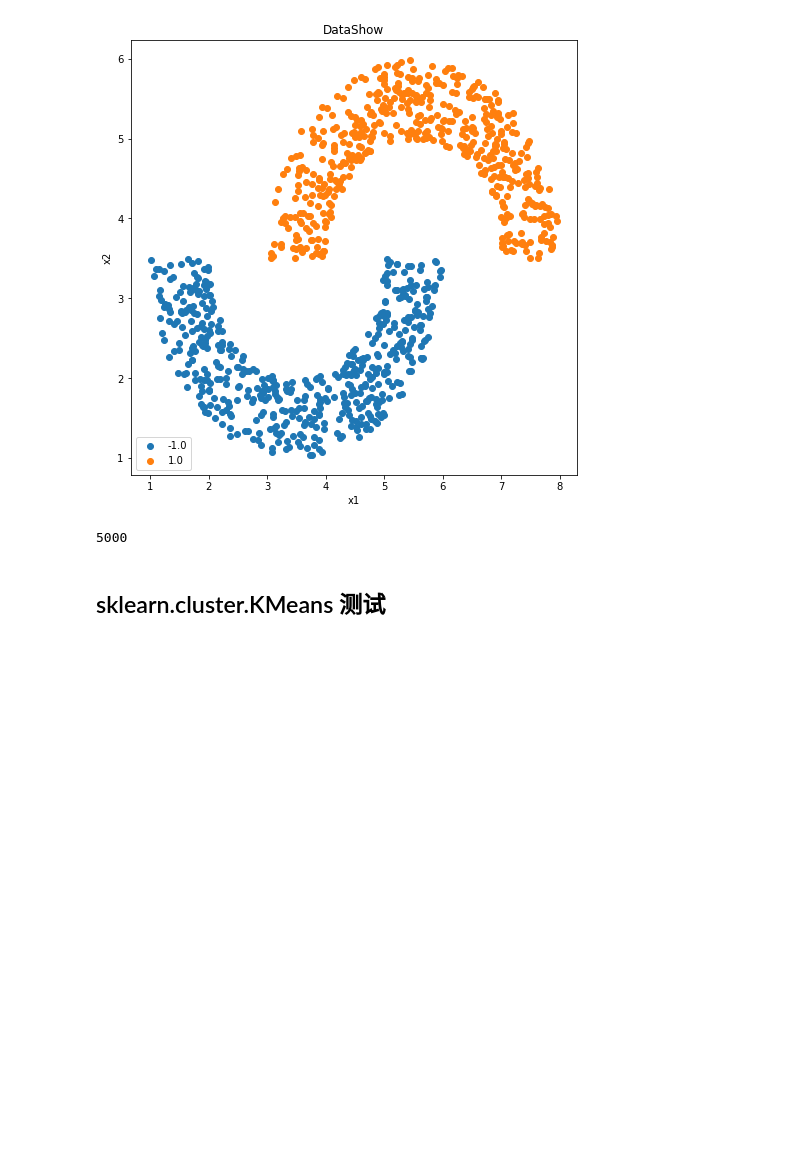
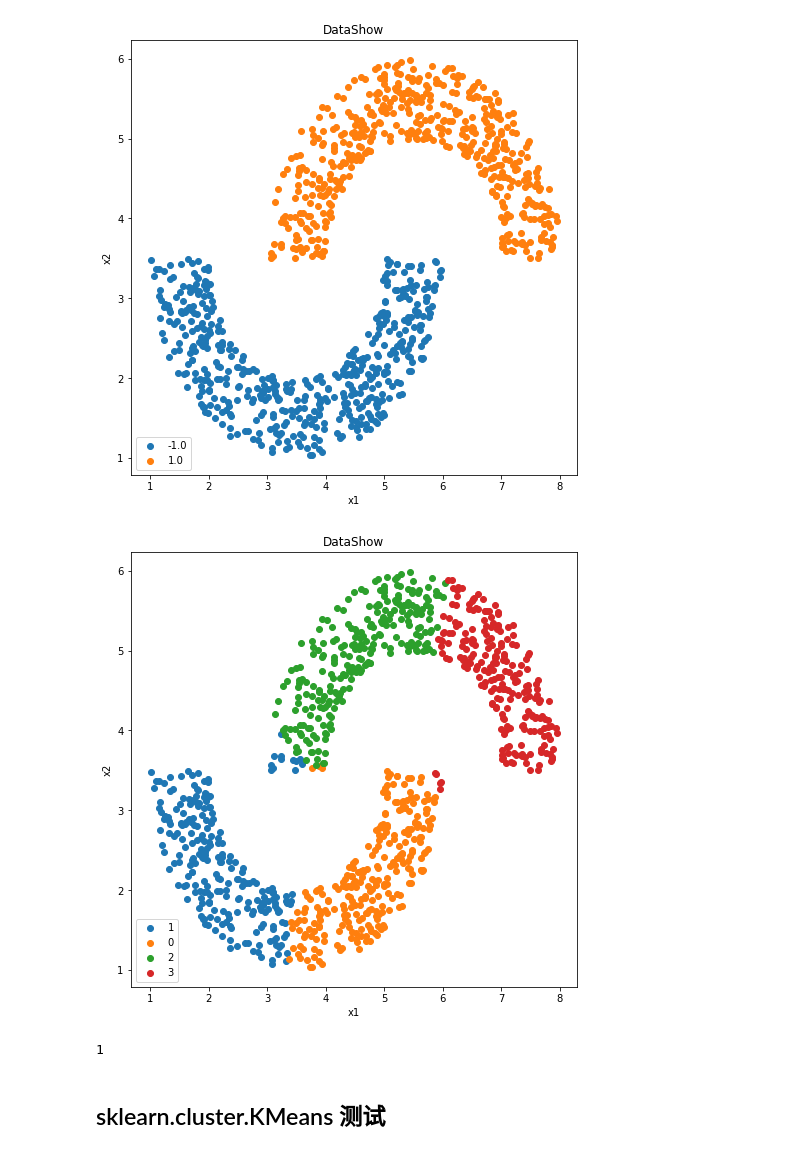
Before and after one commit to JingYu0266/ML-algorithm-implementation, a Jupyter notebook: k-means/K_means.ipynb, the cells around one changed output. Drawn from its saved outputs; the diff is of its cells as text; code cells hidden in the pictures; blank space fills up the shorter version.

```diff
--- a/k-means/K_means.ipynb
+++ b/k-means/K_means.ipynb
@@ -187,39 +187,39 @@ class K_means(object):
 
     def predict(self,X):
 
         # res = []
         # for i in range(self.n_clusters):
         #     temp = []
         #     res.append(temp)
         label = []
         for x in X:
             dis_list = []
             for c in self.centroids_last:
                 dis_list.append(K_means.get_distance(x, c))
             label.append(dis_list.index(min(dis_list)))
 
         return np.asarray(label)
 
     pass
 
 count = 0
-for i in range(5000):
 
-    kmeans = K_means(n_clusters=4)
-    count += kmeans.fit(X_test)
-    # label = kmeans.predict(X)
-    # JY_Toolkit.Jy_dataShow.show_TwoDimData(X,label)
+kmeans = K_means(n_clusters=4)
+count += kmeans.fit(X_test)
+label = kmeans.predict(X)
+JY_Toolkit.Jy_dataShow.show_TwoDimData(X,label)
 
     # kmeans = K_means(n_clusters=4,k_choose='sample')
     # kmeans.fit(X_test)
     # label = kmeans.predict(X)
 
     # JY_Toolkit.Jy_dataShow.show_TwoDimData(X,label)
 
 
 print(count)
 # %% [output]
+[figure, added]
-5000
+1
 # %% [markdown]
 ## sklearn.cluster.KMeans 测试
 # %%
```
